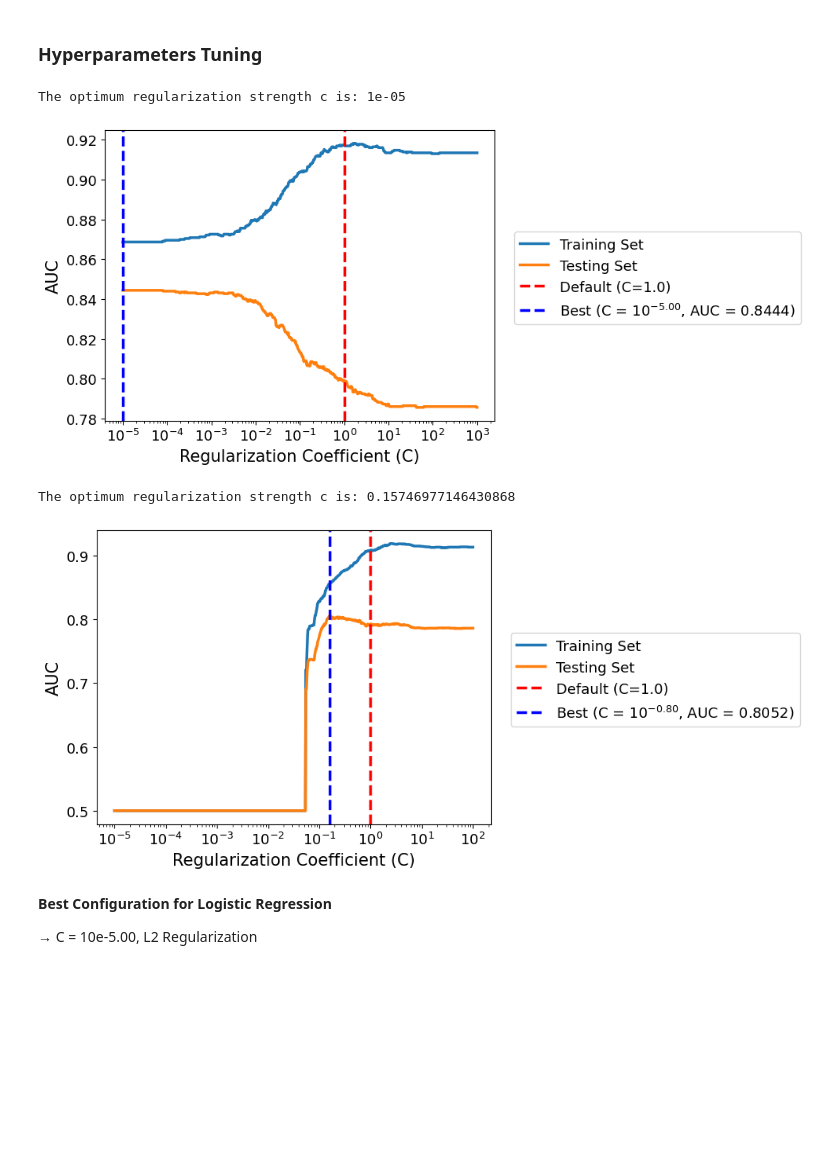
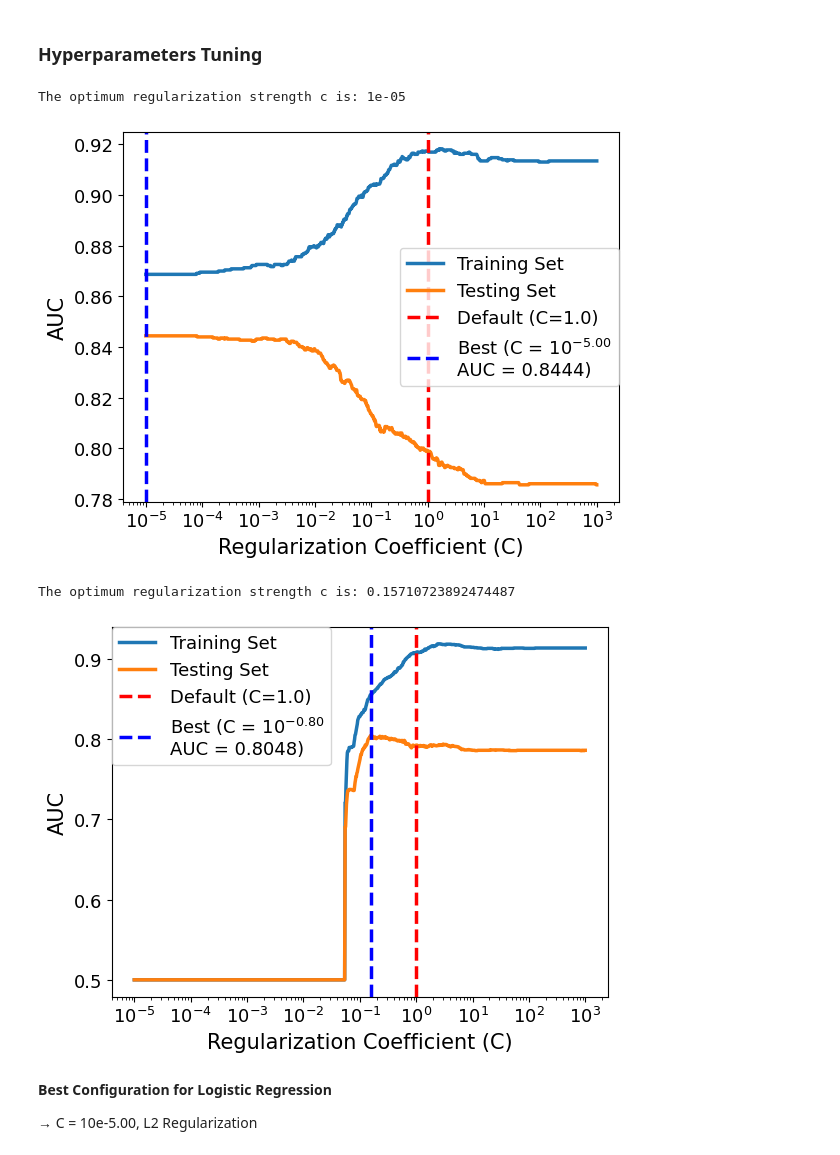
Before and after one commit to longlinh123456/final_project, a Jupyter notebook: source/supervised.ipynb, the cells around one changed output. Cells and saved outputs as stored; diff of their text form; code cells hidden in the pictures; blank space fills up the shorter version.

Commit message:
Fixed figures to take up less space

```diff
--- a/source/supervised.ipynb
+++ b/source/supervised.ipynb
@@ -183,38 +183,38 @@ def train_logistic(**kwargs):
 # %%
 # Vary regularization strength for L2 regularization
 auc_df = pd.DataFrame(columns=["C", "Training Set", "Testing Set"])
 for C in np.logspace(-5, 3, 1000):
     model = train_logistic(C=C, solver="liblinear")
     auc_df.loc[len(auc_df)] = [
         C,
         roc_auc_score(y_train, model.predict_proba(X_train_sc)[:, 1]),
         roc_auc_score(y_test, model.predict_proba(X_test_sc)[:, 1]),
     ]
 
 best_auc_idx = auc_df["Testing Set"].idxmax();
 best_c_l2 = auc_df.loc[best_auc_idx, "C"]
 c_exp_l2 = np.log10(best_c_l2)
 best_auc = auc_df.loc[best_auc_idx, "Testing Set"]
 print(f"The optimum regularization strength c is: {best_c_l2}")
 
 # ----------------------- Visualize AUC by Regularization Strength ----------------------
 ax = auc_df.plot.line(x="C", logx=True, linewidth = 2.5)
 ax.axvline(x=1.0, color='red', linestyle='--', label='Default (C=1.0)', linewidth = 2.5)
-ax.axvline(x = best_c_l2, color = 'blue', linestyle = '--', label = f"Best (C = $10^{{{c_exp_l2:.2f}}}$, AUC = {best_auc:.4f})", linewidth = 2.5)
+ax.axvline(x = best_c_l2, color = 'blue', linestyle = '--', label = f"Best (C = $10^{{{c_exp_l2:.2f}}}$\nAUC = {best_auc:.4f})", linewidth = 2.5)
 ax.set_ylabel("AUC", fontsize = 15)
 ax.set_xlabel("Regularization Coefficient (C)", fontsize = 15)
 ax.tick_params(axis = "both", labelsize = 13)
-ax.legend(bbox_to_anchor=(1.05, 0.65), loc='upper left', borderaxespad=0, fontsize = 13)
+ax.legend(loc='best', borderaxespad=0, fontsize = 13)
 
 
 plt.savefig("../figures/l2_logistic_auc.pdf", bbox_inches="tight")
 # %% [output]
 The optimum regularization strength c is: 1e-05
-[figure, old version]
+[figure, new version]
 # %%
 # Vary regularization strength for L2 regularization
 auc_df = pd.DataFrame(columns=["C", "Training Set", "Testing Set"])
-for C in np.logspace(-5, 2, 1000):
+for C in np.logspace(-5, 3, 1000):
     model = train_logistic(C=C, l1_ratio = 1, solver="liblinear")
     auc_df.loc[len(auc_df)] = [
         C,
@@ -231,15 +231,15 @@ print(f"The optimum regularization strength c is: {best_c_l1}")
 # ----------------------- Visualize AUC by Regularization Strength ----------------------
 ax = auc_df.plot.line(x="C", logx=True, linewidth = 2.5)
 ax.axvline(x=1.0, color='red', linestyle='--', label='Default (C=1.0)', linewidth = 2.5)
-ax.axvline(x = best_c_l1, color = 'blue', linestyle = '--', label = f"Best (C = $10^{{{c_exp_l1:.2f}}}$, AUC = {best_auc:.4f})", linewidth = 2.5)
+ax.axvline(x = best_c_l1, color = 'blue', linestyle = '--', label = f"Best (C = $10^{{{c_exp_l1:.2f}}}$\nAUC = {best_auc:.4f})", linewidth = 2.5)
 ax.set_ylabel("AUC", fontsize = 15)
 ax.set_xlabel("Regularization Coefficient (C)", fontsize = 15)
 ax.tick_params(axis = "both", labelsize = 13)
-ax.legend(bbox_to_anchor=(1.05, 0.65), loc='upper left', borderaxespad=0, fontsize = 13)
+ax.legend(loc='best', borderaxespad=0, fontsize = 13)
 plt.savefig("../figures/l1_logistic_auc.pdf", bbox_inches="tight")
 # %% [output]
-The optimum regularization strength c is: 0.15746977146430868
+The optimum regularization strength c is: 0.15710723892474487
-[figure, old version]
+[figure, new version]
 # %% [markdown]
 **Best Configuration for Logistic Regression**
 
```
Also changed, not shown: parts of 6 cells of this notebook, 4 other files.
